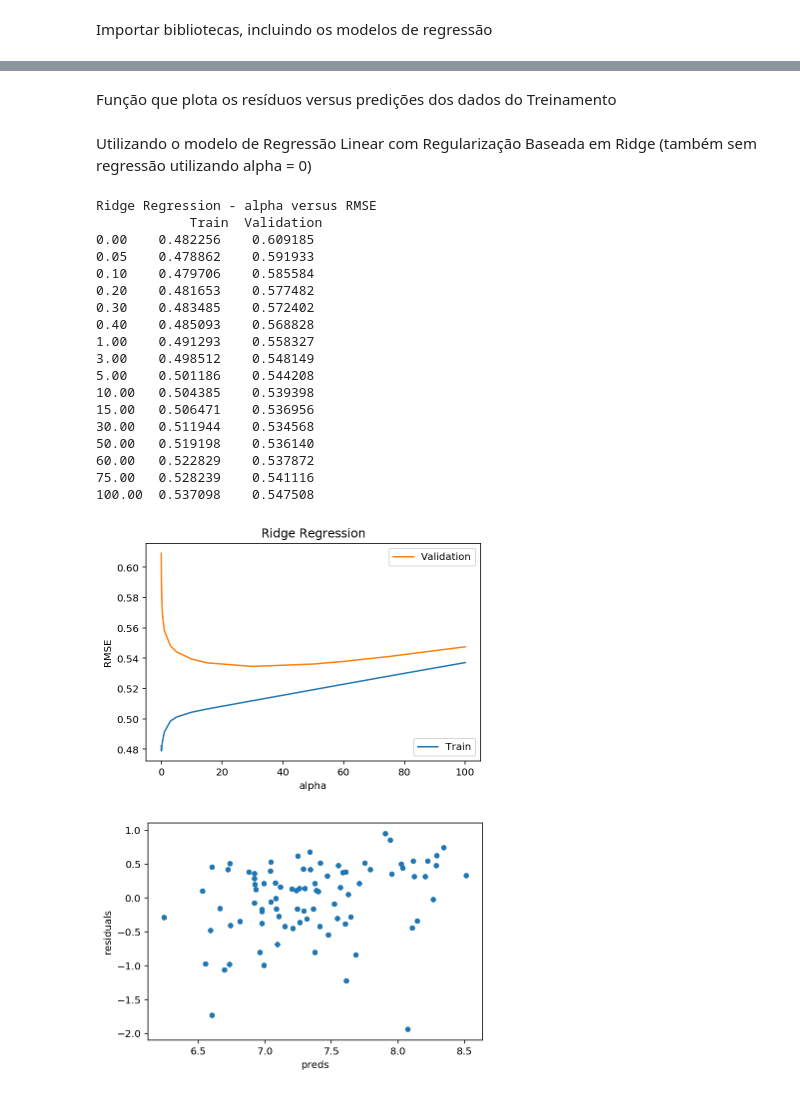
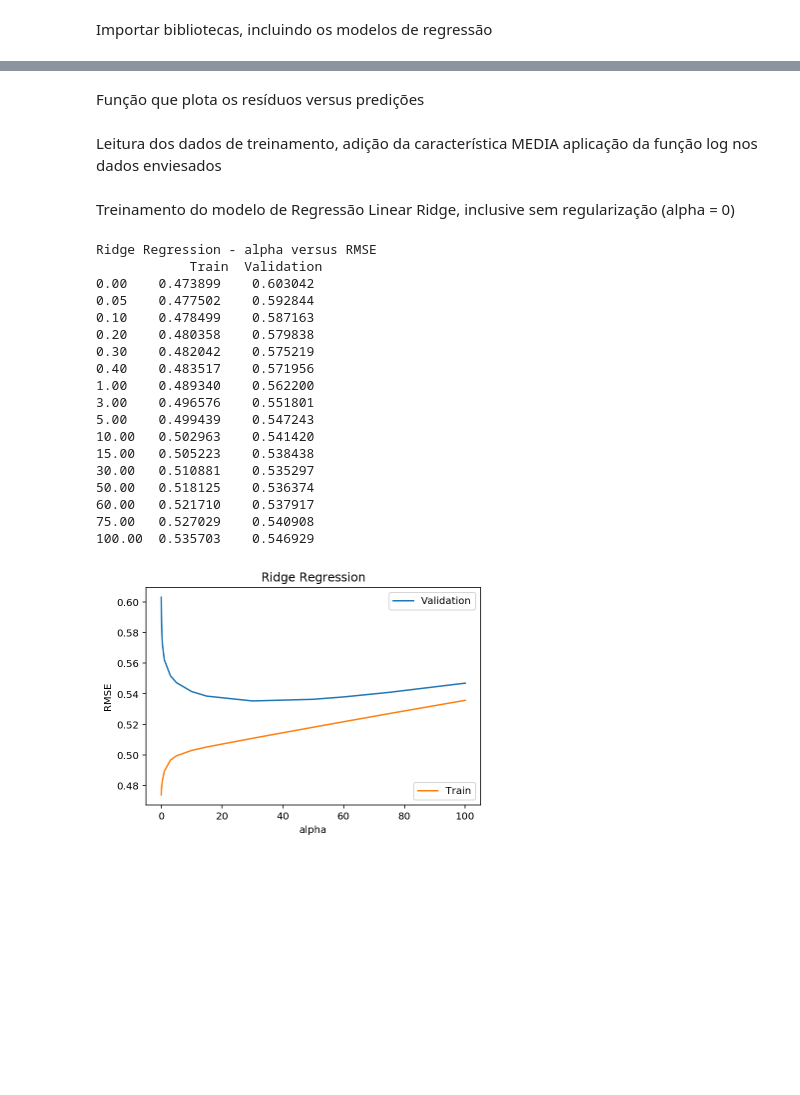
Before and after one commit to danilocoura/Aprendizagem-de-Maquina, a Jupyter notebook: Tarefa3/Untitled.ipynb, the cells around one changed output, grey strips where cells are left out. Cells and saved outputs as stored; diff of their text form; code cells hidden in the pictures; blank space fills up the shorter version.

```diff
--- a/Tarefa3/Untitled.ipynb
+++ b/Tarefa3/Untitled.ipynb
@@ -48,4 +102,4 @@ Disponibiliza a criação de características polinomiais
 # %%
-degree = 1
-poly = PolynomialFeatures(degree)
-X = poly.fit_transform(X)
+def add_poly_feat(X, degree):
+	poly = PolynomialFeatures(degree)
+	return poly.fit_transform(X)
@@ -63,8 +117,9 @@ def plot_rmse(train,validation,param, range, name):
 	plt.xlabel(param)
 	plt.ylabel('RMSE')
 	plt.title(name)
-	line1, = plt.plot(range, train, label="Train")
-	line2, = plt.plot(range, validation, label="Validation")
-	first_legend = plt.legend(handles=[line2], loc=1)
+	line1, = plt.plot(range, validation, label="Validation")
+	line2, = plt.plot(range, train, label="Train")
+	first_legend = plt.legend(handles=[line1], loc=1)
 	ax = plt.gca().add_artist(first_legend)
-	plt.legend(handles=[line1], loc=4)
+	plt.legend(handles=[line2], loc=4)
+	plt.show()
@@ -79,8 +134,13 @@ def calc_rmse(model,param,range,name):
     validation = validation.mean(axis=1)
     print_rmse(train,validation,param, range, name)
     plot_rmse(train,validation,param, range, name)
+    #recupera o melhor parametro e retorna o melhor modelo
+    params = {param:range[np.argmin(validation)]}
+    model.set_params(**params)
+    model.fit(X,Y)
+    return model
 # %% [markdown]
-Função que plota os resíduos versus predições dos dados do Treinamento
+Função que plota os resíduos versus predições
 # %%
 def graph_res_pred(model,X,Y,name):
 	preds = pd.DataFrame({"preds":model_ridge.predict(X), "true":Y})
@@ -88,0 +150,2 @@ def graph_res_pred(model,X,Y,name):
+# %% [markdown]
+Leitura dos dados de treinamento, adição da característica MEDIA aplicação da função log nos dados enviesados
@@ -89,28 +156,26 @@ def graph_res_pred(model,X,Y,name):
 # %% [markdown]
-Utilizando o modelo de Regressão Linear com Regularização Baseada em Ridge (também sem regressão utilizando alpha = 0)
+Treinamento do modelo de Regressão Linear Ridge, inclusive sem regularização (alpha = 0)
 # %%
 model_ridge = Ridge()
 alphas = [0, 0.05, 0.1, 0.2, 0.3, 0.4, 1, 3, 5, 10, 15, 30, 50, 60, 75, 100]
-calc_rmse(model_ridge,"alpha",alphas,"Ridge Regression")
-graph_res_pred(model_ridge,X,Y,"Ridge Regression")
+model_ridge = calc_rmse(model_ridge,"alpha",alphas,"Ridge Regression")
 # %% [output]
 Ridge Regression - alpha versus RMSE
             Train  Validation
-0.00    0.482256    0.609185
-0.05    0.478862    0.591933
-0.10    0.479706    0.585584
-0.20    0.481653    0.577482
-0.30    0.483485    0.572402
-0.40    0.485093    0.568828
-1.00    0.491293    0.558327
-3.00    0.498512    0.548149
-5.00    0.501186    0.544208
-10.00   0.504385    0.539398
-15.00   0.506471    0.536956
-30.00   0.511944    0.534568
-50.00   0.519198    0.536140
-60.00   0.522829    0.537872
-75.00   0.528239    0.541116
-100.00  0.537098    0.547508
+0.00    0.473899    0.603042
+0.05    0.477502    0.592844
+0.10    0.478499    0.587163
+0.20    0.480358    0.579838
+0.30    0.482042    0.575219
+0.40    0.483517    0.571956
+1.00    0.489340    0.562200
+3.00    0.496576    0.551801
+5.00    0.499439    0.547243
+10.00   0.502963    0.541420
+15.00   0.505223    0.538438
+30.00   0.510881    0.535297
+50.00   0.518125    0.536374
+60.00   0.521710    0.537917
+75.00   0.527029    0.540908
+100.00  0.535703    0.546929
-[figure, old version]
+[figure, new version]
-[figure, removed]
```
Also changed, not shown: parts of 43 cells of this notebook, 5 other files.
